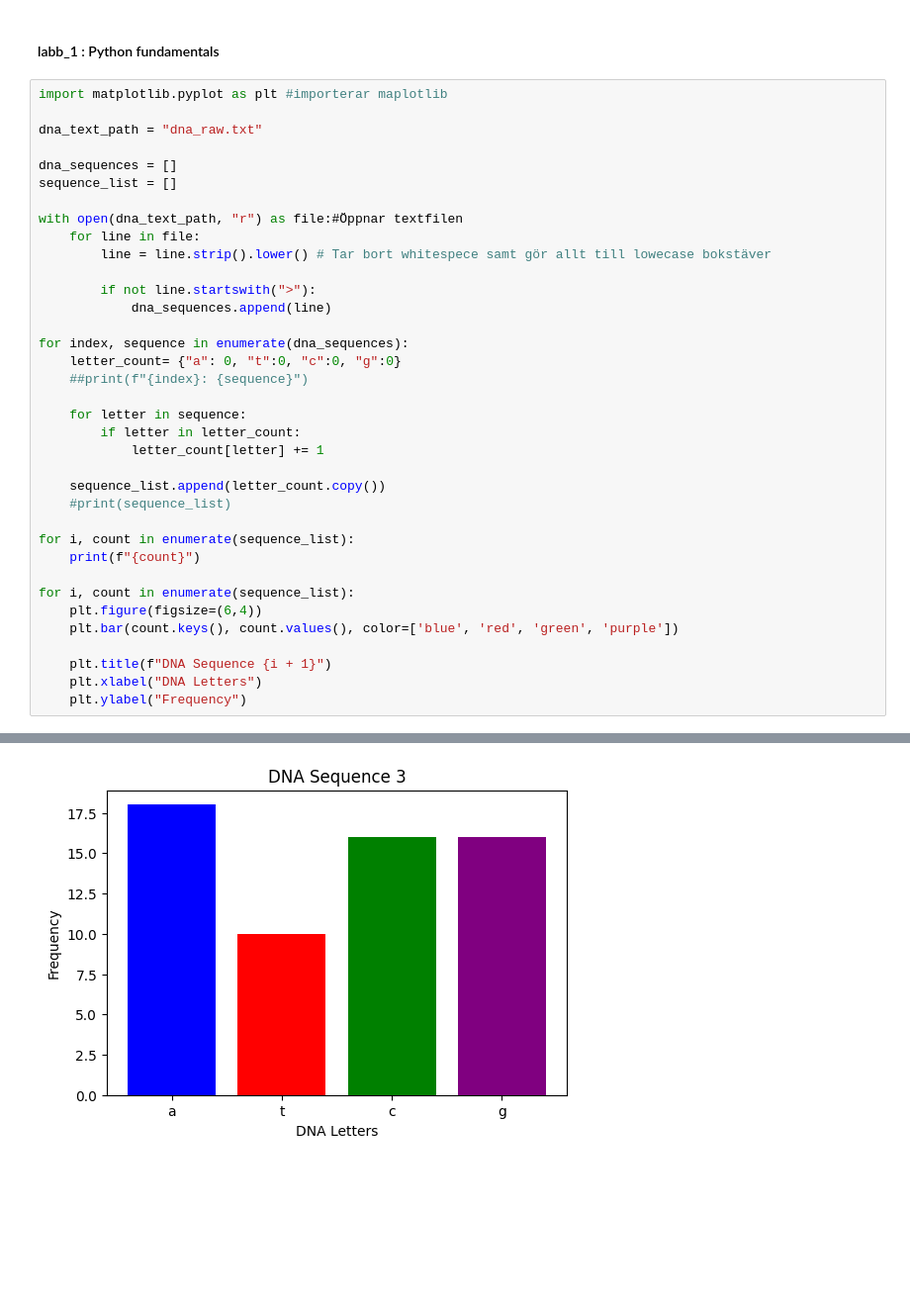
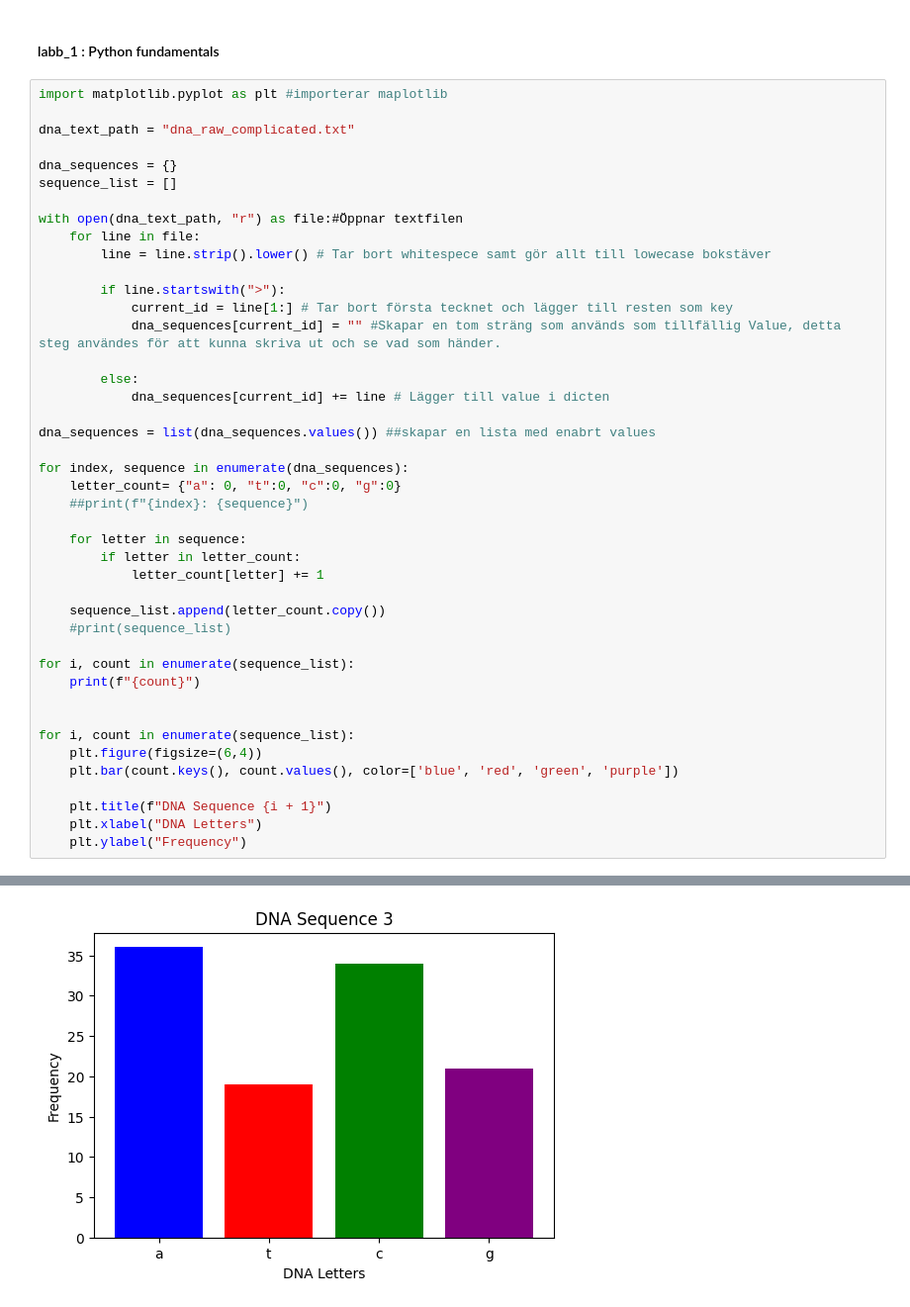
Before and after one commit to Vence85/labb_1, a Jupyter notebook: main.ipynb, the cells around one changed output, grey strips where cells are left out. Shown: that part at 99% size. Saved outputs shown, nothing was run; the diff lists cells and outputs as text; blank space fills up the shorter version.

```diff
--- a/main.ipynb
+++ b/main.ipynb
@@ -3,17 +3,23 @@
 # %%
 import matplotlib.pyplot as plt #importerar maplotlib
 
-dna_text_path = "dna_raw.txt"
+dna_text_path = "dna_raw_complicated.txt"
 
-dna_sequences = []
+dna_sequences = {}
 sequence_list = []
 
 with open(dna_text_path, "r") as file:#Öppnar textfilen
     for line in file:
         line = line.strip().lower() # Tar bort whitespece samt gör allt till lowecase bokstäver
 
-        if not line.startswith(">"):
-            dna_sequences.append(line)
+        if line.startswith(">"):
+            current_id = line[1:] # Tar bort första tecknet och lägger till resten som key
+            dna_sequences[current_id] = "" #Skapar en tom sträng som används som tillfällig Value, detta steg användes för att kunna skriva ut och se vad som händer.
+
+        else:
+            dna_sequences[current_id] += line # Lägger till value i dicten
+
+dna_sequences = list(dna_sequences.values()) ##skapar en lista med enabrt values
 
 for index, sequence in enumerate(dna_sequences):
     letter_count= {"a": 0, "t":0, "c":0, "g":0}
@@ -29,6 +35,7 @@ for index, sequence in enumerate(dna_sequences):
 for i, count in enumerate(sequence_list):
     print(f"{count}")
 
+
 for i, count in enumerate(sequence_list):
     plt.figure(figsize=(6,4))
     plt.bar(count.keys(), count.values(), color=['blue', 'red', 'green', 'purple'])
@@ -44,3 +51,3 @@ for i, count in enumerate(sequence_list):
 [figure]
 [figure]
-[figure, old version]
+[figure, new version]
```
Also changed, not shown: parts of 1 cell of this notebook.
